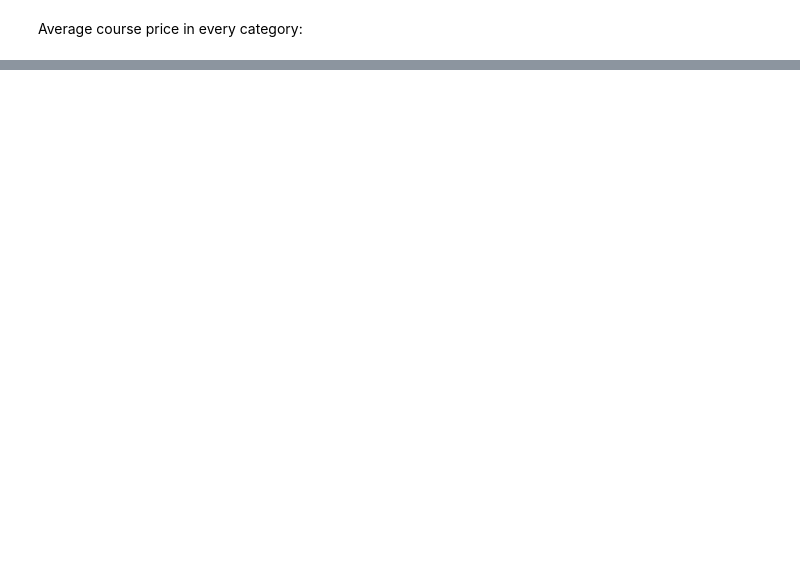
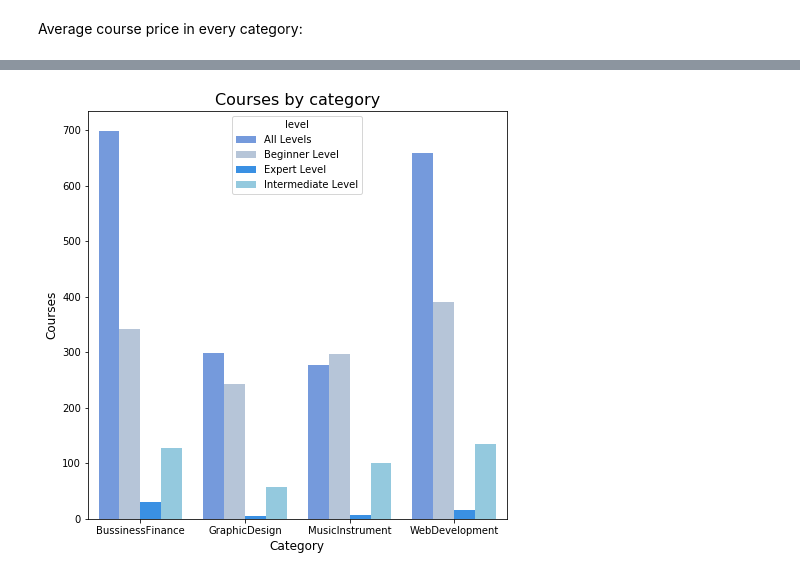
Before and after one commit to Daesparz/analysis_udemy_courses, a Jupyter notebook: Data_analysis/initial_findings.ipynb, the cells around one changed output, grey strips where cells are left out. Saved outputs shown, nothing was run; the diff lists cells and outputs as text; code cells hidden in the pictures; blank space fills up the shorter version.

```diff
--- a/Data_analysis/initial_findings.ipynb
+++ b/Data_analysis/initial_findings.ipynb
@@ -127,0 +214,13 @@ Average course price in every category:
+# %%
+instructionLevel = df_courses.groupby(['category', 'level']).count()
+instructionLevel.reset_index(inplace=True)
+
+_ = plt.figure(figsize=(7.5, 7.5))
+_ = sns.barplot(x='category', y='id', hue='level',
+                palette=['cornflowerblue', 'lightsteelblue', 'dodgerblue',  'skyblue'],
+                data=instructionLevel)
+_ = plt.xlabel('Category', size=12)
+_ = plt.ylabel('Courses', size=12)
+_ = plt.title('Courses by category', size=16)
+# %% [output]
+[figure, added]
```
Also changed, not shown: parts of 25 cells of this notebook.
